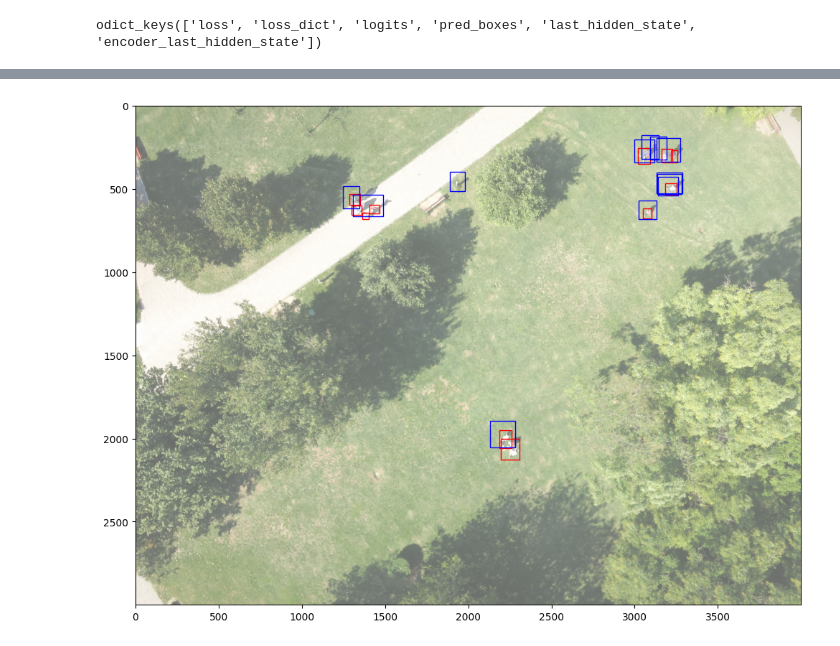
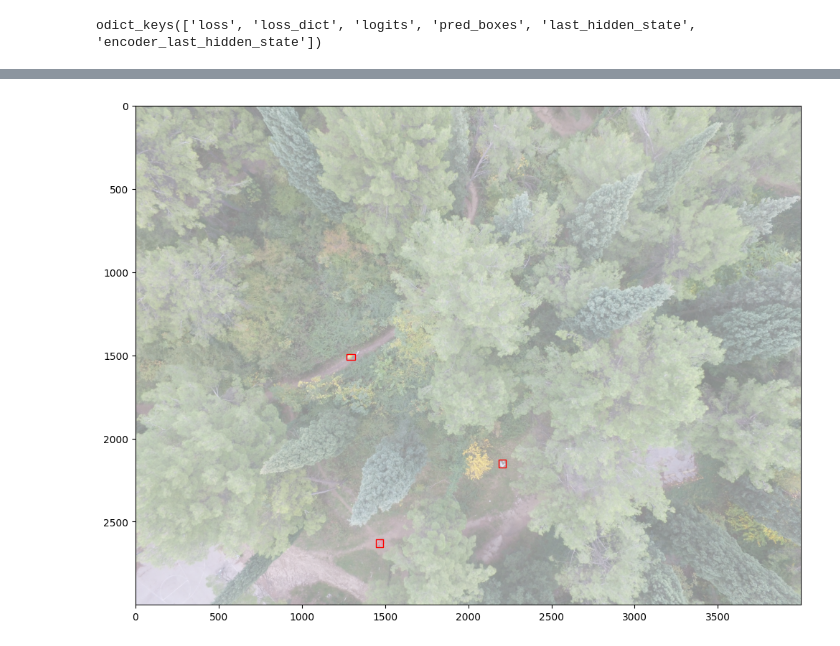
Before and after one commit to UniversityRescueSquad/DroneSearchAndRescue, a Jupyter notebook: notebooks/view-results.ipynb, the cells around one changed output, grey strips where cells are left out. Drawn from its saved outputs; the diff is of its cells as text; code cells hidden in the pictures.

Commit message:
Implement pil predict method

```diff
--- a/notebooks/view-results.ipynb
+++ b/notebooks/view-results.ipynb
@@ -138,10 +50,8 @@ post_procesed_out["boxes"][:, 3] = H + 40
-# %%
-from drone_sar.vis import plt_show
-
-plt_show(
-    target_item["pil"],
-    im_opacity=0.6,
-    colored_boxes_dict={"red": target_item["boxes"], "blue": post_procesed_out["boxes"]}
-)
-# %% [output]
-[figure, removed]
+# %%
+pil = test_data[1]["pil"]
+# %%
+boxes = best_model.predict(pil)
+# %%
+plt_show(pil, colored_boxes_dict={"red": boxes})
+# %% [output]
+[figure, added]
```
Also changed, not shown: parts of 23 cells of this notebook, 4 other files.
